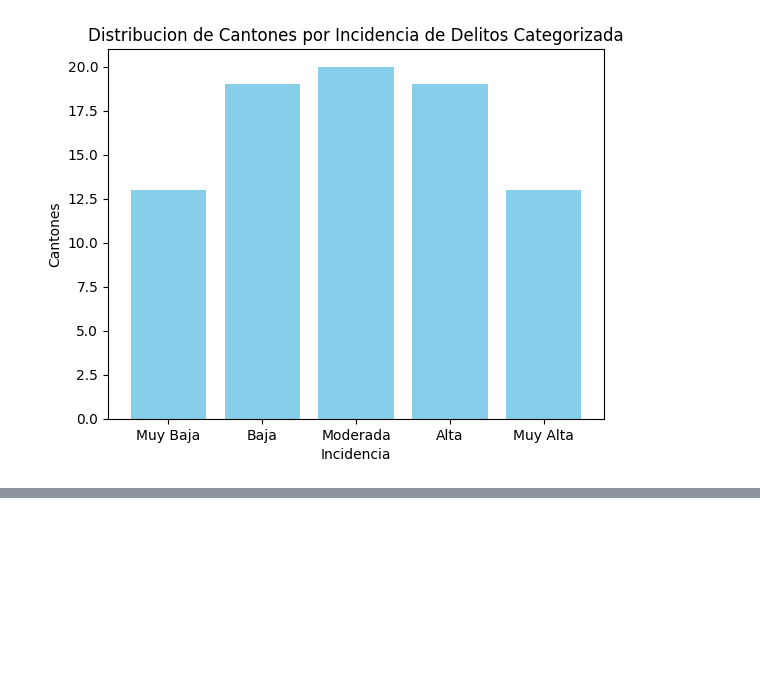
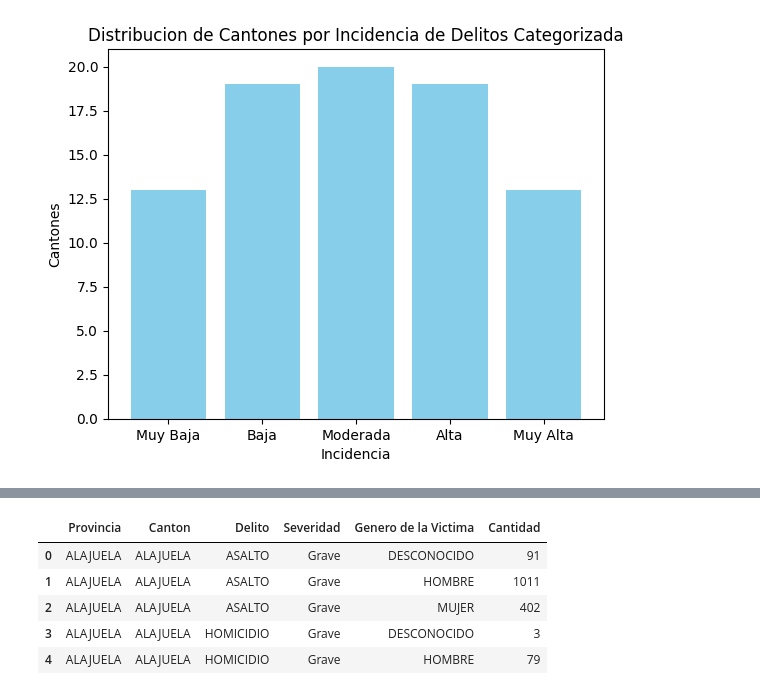
Before and after one commit to gianfranco7/proyecto_pswe19, a Jupyter notebook: EDA.ipynb, the cells around one changed output, grey strips where cells are left out. Saved outputs shown, nothing was run; the diff lists cells and outputs as text; code cells hidden in the pictures; blank space fills up the shorter version.

```diff
--- a/EDA.ipynb
+++ b/EDA.ipynb
@@ -430,0 +473,34 @@ eng_df.to_csv('crime_incidence.csv', index=False)
+# %%
+# Clasificacion de la serveridad del delito
+def severity_classifier(row):
+    crime = row['Delito']
+    if crime == 'HOMICIDIO' or crime == 'ASALTO':
+        return 'Grave'
+    elif crime == 'HURTO':
+        return 'Leve'
+    elif crime == 'ROBO':
+        return 'Moderado'
+    elif crime == 'ROBO DE VEHICULO':
+        subcrime = row['SubDelito']
+        if subcrime in ['DESCUIDO', 'COCHERAZO', 'POR CONFIANZA', 'OTRO O INDETERMINADO', 'DESCONOCIDO']:
+            return 'Moderado'
+        else:
+            return 'Grave'
+    else:
+        return 'Leve'
+
+
+crimes_comp['SubDelito'] = crimes_comp.apply(severity_classifier, axis=1)
+
+crime_index = crimes_comp.rename(columns={'SubDelito': 'Severidad', 'Sexo': 'Genero de la Victima'})
+
+crime_index = crime_index.groupby(['Provincia', 'Canton', 'Delito', 'Severidad', 'Genero de la Victima'])['Incidencia'].sum().reset_index(name="Cantidad")
+
+crime_index.head()
+# %% [output]
+|  | Provincia | Canton | Delito | Severidad | Genero de la Victima | Cantidad |
+| 0 | ALAJUELA | ALAJUELA | ASALTO | Grave | DESCONOCIDO | 91 |
+| 1 | ALAJUELA | ALAJUELA | ASALTO | Grave | HOMBRE | 1011 |
+| 2 | ALAJUELA | ALAJUELA | ASALTO | Grave | MUJER | 402 |
+| 3 | ALAJUELA | ALAJUELA | HOMICIDIO | Grave | DESCONOCIDO | 3 |
+| 4 | ALAJUELA | ALAJUELA | HOMICIDIO | Grave | HOMBRE | 79 |
```
Also changed, not shown: parts of 6 cells of this notebook, 2 other files.
